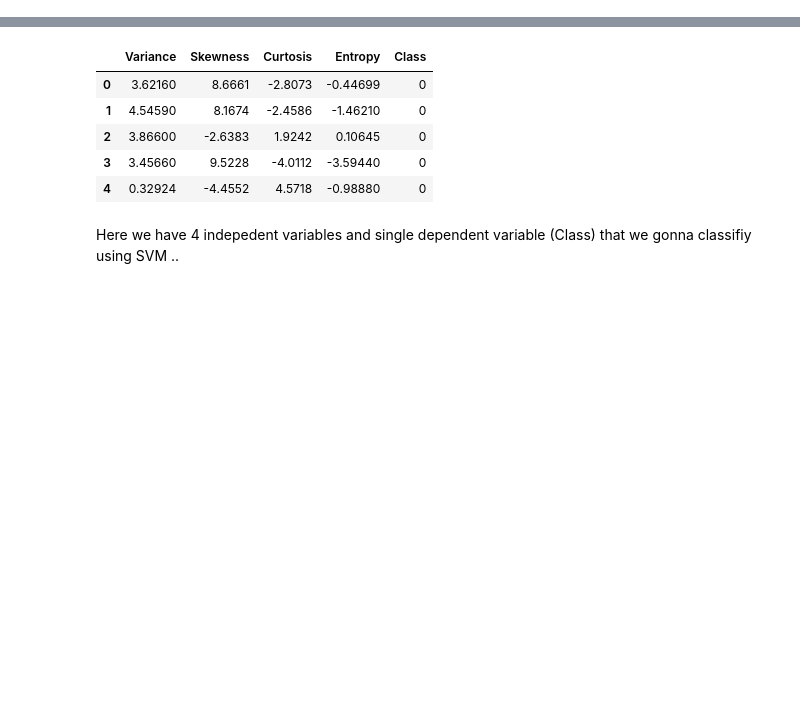
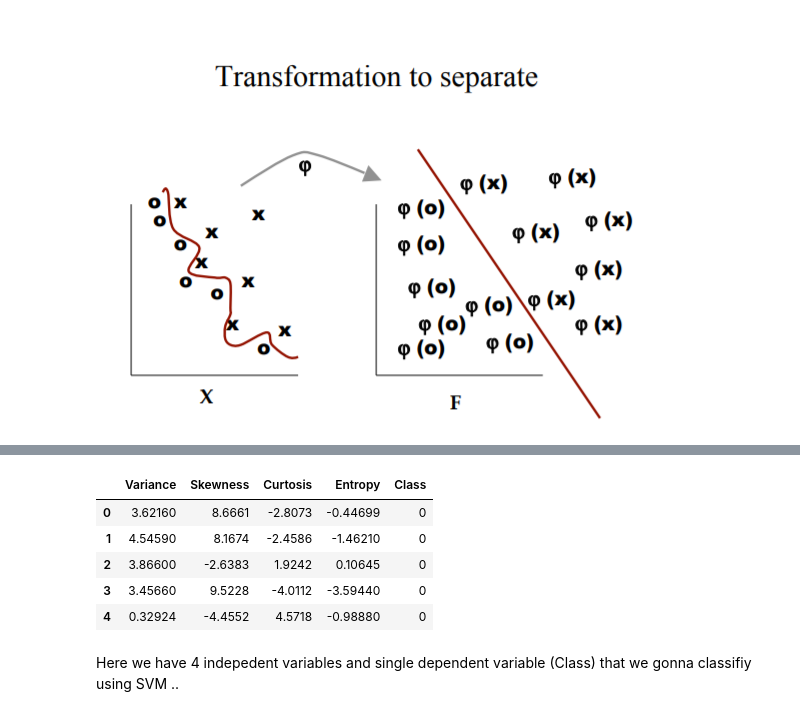
Before and after one commit to EAboelhamd/AUC-DataScience-, a Jupyter notebook: SVM.ipynb, the cells around one changed output, grey strips where cells are left out. Saved outputs shown, nothing was run; the diff lists cells and outputs as text; code cells hidden in the pictures; blank space fills up the shorter version.

```diff
--- a/SVM.ipynb
+++ b/SVM.ipynb
@@ -11,0 +25,5 @@ https://www.geeksforgeeks.org/classifying-data-using-support-vector-machinessvms
+# %%
+from IPython.display import Image
+Image("SVM3.png")
+# %% [output]
+[figure, added]
```
Also changed, not shown: parts of 15 cells of this notebook.
